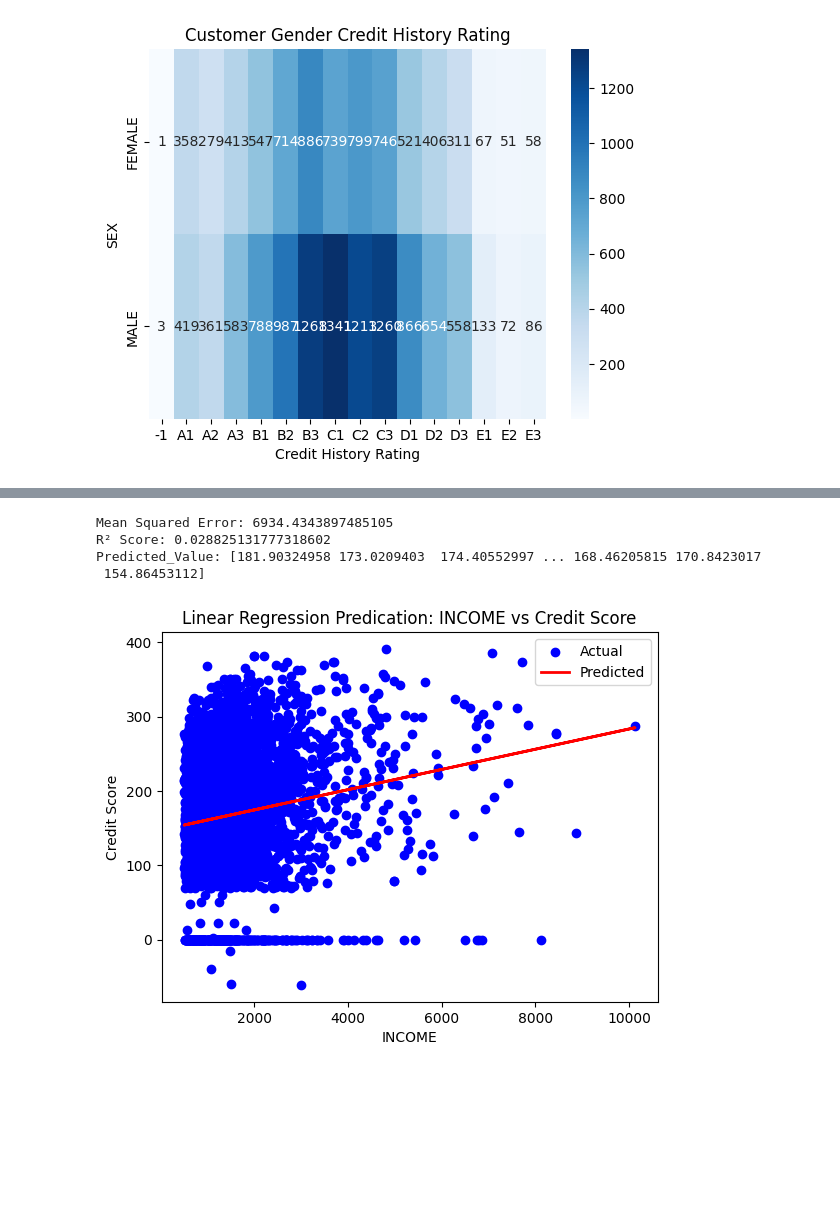
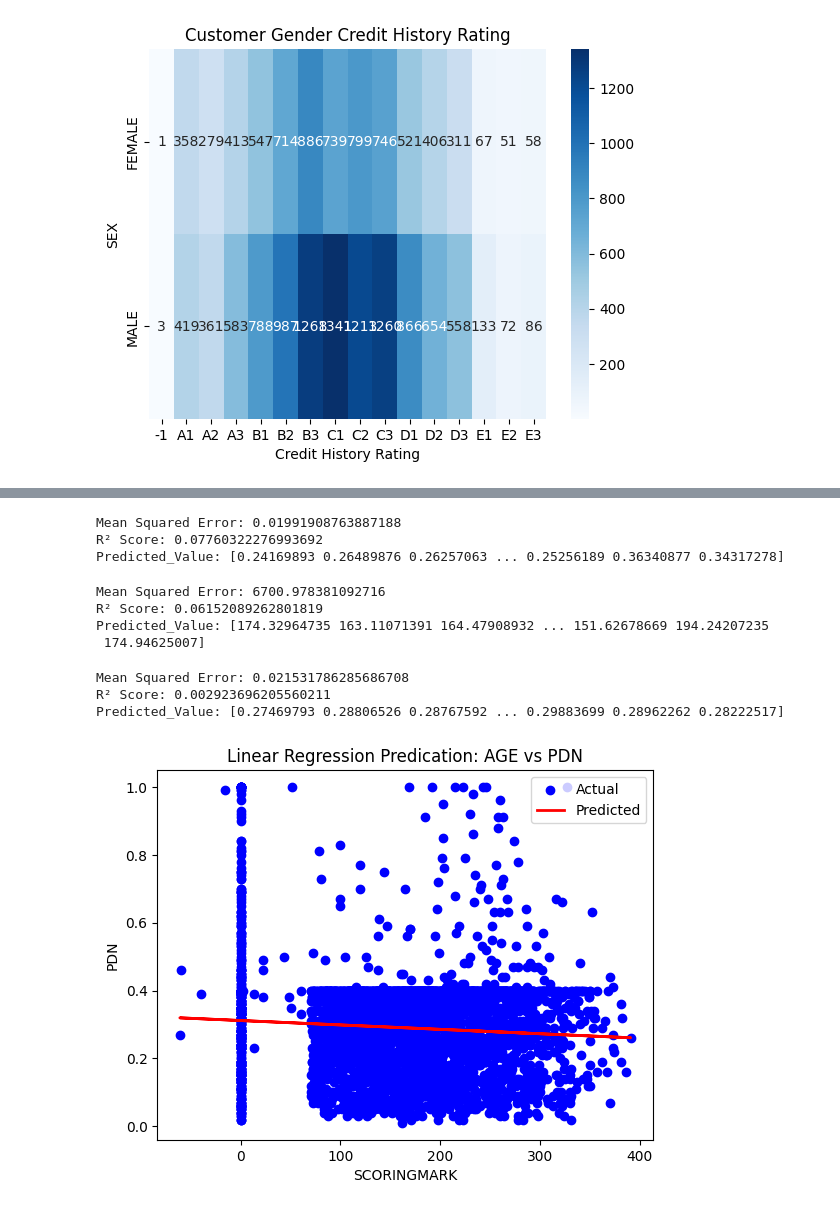
Before and after one commit to UgoChikezie2/ugo-final-project, a Jupyter notebook: notebooks/Ugo_Chikezie_Final-Project.ipynb, the cells around one changed output, grey strips where cells are left out. Drawn from its saved outputs; the diff is of its cells as text; code cells hidden in the pictures; blank space fills up the shorter version.

```diff
--- a/notebooks/Ugo_Chikezie_Final-Project.ipynb
+++ b/notebooks/Ugo_Chikezie_Final-Project.ipynb
@@ -118,13 +208,11 @@ df.head()
 # %%
-df2 = pd.read_csv('../data/raw/final_Project_bank_credit_scoring.csv')
+df['SEX'] = df['SEX'].replace('Мужской', 'MALE')
+df['SEX'] = df['SEX'].replace('Женский', 'FEMALE')
 
-df2['SEX'] = df2['SEX'].replace('Мужской', 'MALE')
-df2['SEX'] = df2['SEX'].replace('Женский', 'FEMALE')
+df['FAMILYSTATUS'] = df['FAMILYSTATUS'].replace(1, 'SINGLE')
+df['FAMILYSTATUS'] = df['FAMILYSTATUS'].replace(2, 'MARRIED')
+df['FAMILYSTATUS'] = df['FAMILYSTATUS'].replace(3, 'DIVORCED')
+df['FAMILYSTATUS'] = df['FAMILYSTATUS'].replace(4, 'SINGLE_PARENT')
 
-df2['FAMILYSTATUS'] = df2['FAMILYSTATUS'].replace(1, 'SINGLE')
-df2['FAMILYSTATUS'] = df2['FAMILYSTATUS'].replace(2, 'MARRIED')
-df2['FAMILYSTATUS'] = df2['FAMILYSTATUS'].replace(3, 'DIVORCED')
-df2['FAMILYSTATUS'] = df2['FAMILYSTATUS'].replace(4, 'SINGLE_PARENT')
-
-df2.head()
+df.head()
 # %% [output]
@@ -295,8 +467,8 @@ from sklearn.model_selection import train_test_split
 from sklearn.linear_model import LinearRegression, LogisticRegression
 from sklearn.metrics import mean_squared_error, r2_score, accuracy_score
 
-X = df[['INCOME']]
-y = df['SCORINGMARK']
+X = df[['INCOME', 'AGE','Initial Limit','Debt']]
+y = df['PDN']
 
 X_train, X_test, y_train, y_test = train_test_split(X, y, test_size=0.2, random_state=42)
 
@@ -309,17 +481,60 @@ print("Mean Squared Error:", mean_squared_error(y_test, y_pred))
 print("R² Score:", r2_score(y_test, y_pred))
 print("Predicted_Value:", y_pred)
 # %% [output]
-Mean Squared Error: 6934.4343897485105
-R² Score: 0.028825131777318602
-Predicted_Value: [181.90324958 173.0209403  174.40552997 ... 168.46205815 170.8423017
- 154.86453112]
+Mean Squared Error: 0.01991908763887188
+R² Score: 0.07760322276993692
+Predicted_Value: [0.24169893 0.26489876 0.26257063 ... 0.25256189 0.36340877 0.34317278]
+# %%
+from sklearn.model_selection import train_test_split
+from sklearn.linear_model import LinearRegression, LogisticRegression
+from sklearn.metrics import mean_squared_error, r2_score, accuracy_score
+
+X = df[['INCOME', 'AGE','Initial Limit','Debt']]
+y = df['SCORINGMARK']
+
+X_train, X_test, y_train, y_test = train_test_split(X, y, test_size=0.2, random_state=42)
+
+model = LinearRegression()
+model.fit(X_train, y_train)
+
+y_pred = model.predict(X_test)
+
+print("Mean Squared Error:", mean_squared_error(y_test, y_pred))
+print("R² Score:", r2_score(y_test, y_pred))
+print("Predicted_Value:", y_pred)
+# %% [output]
+Mean Squared Error: 6700.978381092716
+R² Score: 0.06152089262801819
+Predicted_Value: [174.32964735 163.11071391 164.47908932 ... 151.62678669 194.24207235
+ 174.94625007]
 # %%
+from sklearn.model_selection import train_test_split
+from sklearn.linear_model import LinearRegression, LogisticRegression
+from sklearn.metrics import mean_squared_error, r2_score, accuracy_score
+
+X = df[['SCORINGMARK']]
+y = df['PDN']
+
+X_train, X_test, y_train, y_test = train_test_split(X, y, test_size=0.2, random_state=42)
+
+model = LinearRegression()
+model.fit(X_train, y_train)
+
+y_pred = model.predict(X_test)
+
+print("Mean Squared Error:", mean_squared_error(y_test, y_pred))
+print("R² Score:", r2_score(y_test, y_pred))
+print("Predicted_Value:", y_pred)
+
 plt.scatter(X_test, y_test, color='blue', label='Actual')
 plt.plot(X_test, y_pred, color='red', linewidth=2, label='Predicted')
-plt.xlabel('INCOME')
-plt.ylabel('Credit Score')
-plt.title('Linear Regression Predication: INCOME vs Credit Score')
+plt.xlabel('SCORINGMARK')
+plt.ylabel('PDN')
+plt.title('Linear Regression Predication: AGE vs PDN')
 plt.legend()
 plt.show()
 # %% [output]
+Mean Squared Error: 0.021531786285686708
+R² Score: 0.002923696205560211
+Predicted_Value: [0.27469793 0.28806526 0.28767592 ... 0.29883699 0.28962262 0.28222517]
-[figure, old version]
+[figure, new version]
```
Also changed, not shown: parts of 33 cells of this notebook, 3 other files.
